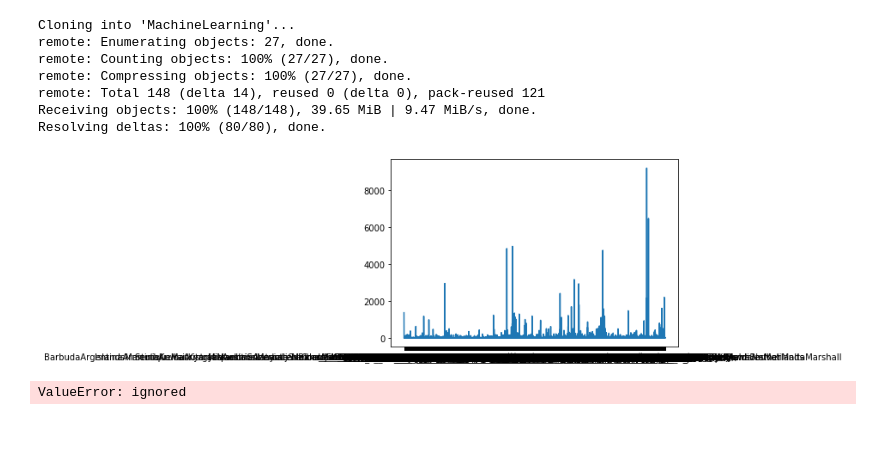
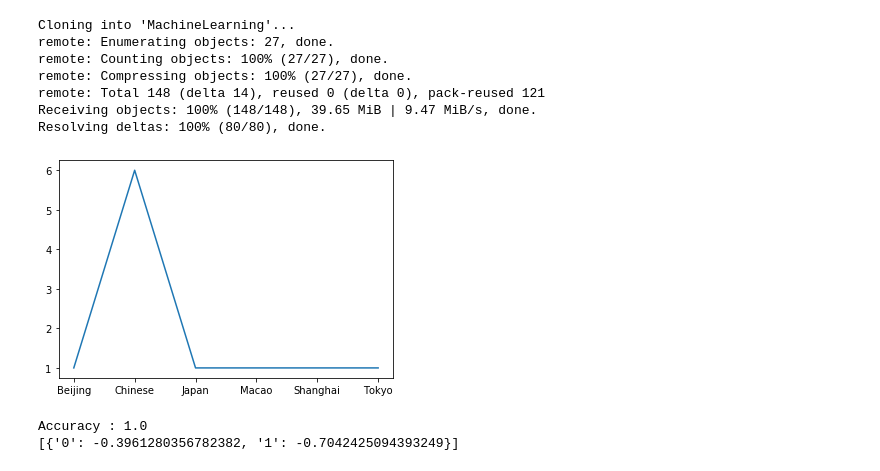
Before and after one commit to MykhailoFokin/MachineLearning, a Jupyter notebook: Naive_Bayes_text_classification.ipynb, the cells around one changed output. Saved outputs shown, nothing was run; the diff lists cells and outputs as text; code cells hidden in the pictures; blank space fills up the shorter version.

```diff
--- a/Naive_Bayes_text_classification.ipynb
+++ b/Naive_Bayes_text_classification.ipynb
@@ -77,6 +77,18 @@ for key in wc_by_class:
   #print("Class", key, class_probability)
   class_probability_template[key] = class_probability
 
+
+# Frequency Distribution Plot
+#FdistPrint = fdist.most_common(20) # take 20 most common words
+fdist = dict(fdist)
+fdist = nltk.FreqDist(fdist)
+fdist.plot(10,cumulative=False)
+
+#lists = sorted(fdist.items())
+#x, y = zip(*lists)
+#plt.plot(x, y)
+#plt.show()
+
 print(class_probability_template)
 print("Log10 : {d}", {k: math.log10(v) for k, v in class_probability_template.items()})
 print("Log : {d}", {k: math.log(v) for k, v in class_probability_template.items()})
@@ -426,34 +443,49 @@ Resolving deltas: 100% (80/80), done.
 # %%
 # Test of sample data
 # Part 2
+# Create instance of NaiveBayes class
+nb = NaiveBayes()
+
 source_data_list = []
+
+# Train data
+simple_data = [["Chinese Beijing Chinese","0"],
+        ["Chinese Chinese Shanghai","0"],
+        ["Chinese Macao","0"],
+        ["Tokyo Japan Chinese","1"]]
+
+Accuracy = nb.fit(simple_data, False, False, False, True)  # return accuracy
+print("Accuracy : {0} ".format(Accuracy))
+nb.predict(["Chinese Chinese Chinese Tokyo Japan"])
+
 
 with open('MachineLearning/Naive_Bayes_data_test.csv', 'r') as f:
     reader = csv.reader(f)
-    for row in reader :
-      source_data_list.append(row)
-    #source_data_list = list(reader) # Train data
+    #for row in reader :
+      #source_data_list.append(row)
+    source_data_list = list(reader) # Train data
 
 # Create instance of NaiveBayes class
-nb = NaiveBayes()
+#nb = NaiveBayes()
 
 # Train our model
 # Tips: inside fit method it would be nice to split input data into train / test (80/20) sets and return model’ accuracy, e.g.:
 Accuracy = nb.fit(source_data_list, False, False, False, True)  # return accuracy
-print("Accuracy : {d} ", Accuracy)
-#Accuracy = nb.fit(source_data_list, True, False, False, True)  # return accuracy
-#print("Accuracy with stopwords : {d} ", Accuracy)
-#Accuracy = nb.fit(source_data_list, True, True, False, True)  # return accuracy
-#print("Accuracy with stopwords, stemming: {d} ", Accuracy)
-#Accuracy = nb.fit(source_data_list, True, True, True, True)  # return accuracy
-#print("Accuracy with stopwords, stemming, filtering out non alphanumeric symbols: {d} ", Accuracy)
+print("Accuracy : {0} ".format(Accuracy))
+Accuracy = nb.fit(source_data_list, True, False, False, True)  # return accuracy
+print("Accuracy with stopwords : {0} ".format(Accuracy))
+Accuracy = nb.fit(source_data_list, True, True, False, True)  # return accuracy
+print("Accuracy with stopwords, stemming: {0} ".format(Accuracy))
+Accuracy = nb.fit(source_data_list, True, True, True, True)  # return accuracy
+print("Accuracy with stopwords, stemming, filtering out non alphanumeric symbols: {0} ".format(Accuracy))
 
 # Try to predict class of text
 nb.predict(["Chinese Chinese Chinese Tokyo Japan"])
 
 # Must return[ ('Chinese Chinese Chinese Tokyo Japan', '0')]
 # pobability {'1': 0.00013548070246744226, '0': 0.00030121377997263036}
 # or log     {'1': -7.906681345001262, '0': -7.10769031284391}
 # %% [output]
-[figure, old version]
+[figure, new version]
-ValueError: ignored
+Accuracy : 1.0
+[{'0': -0.3961280356782382, '1': -0.7042425094393249}]
```
Also changed, not shown: parts of 3 cells of this notebook.
